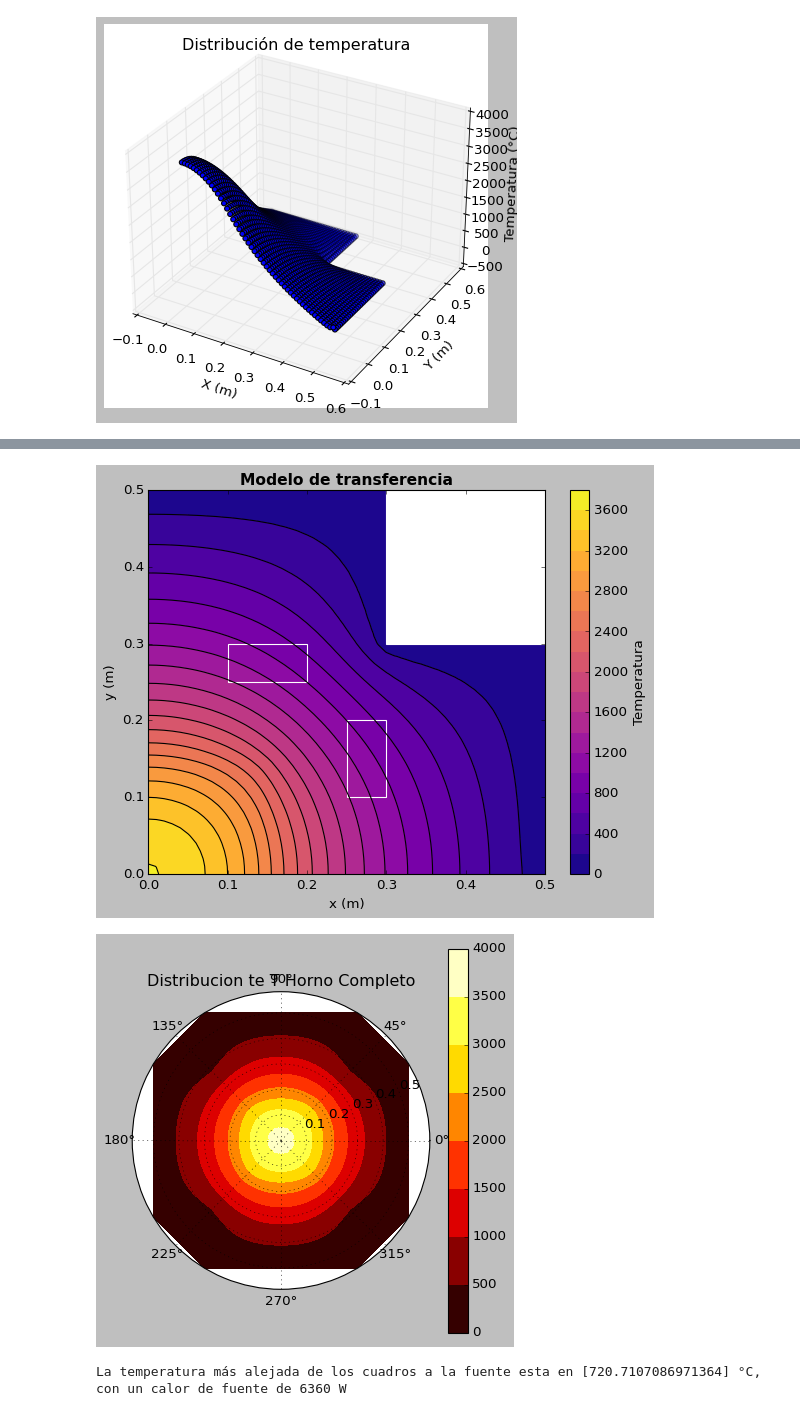
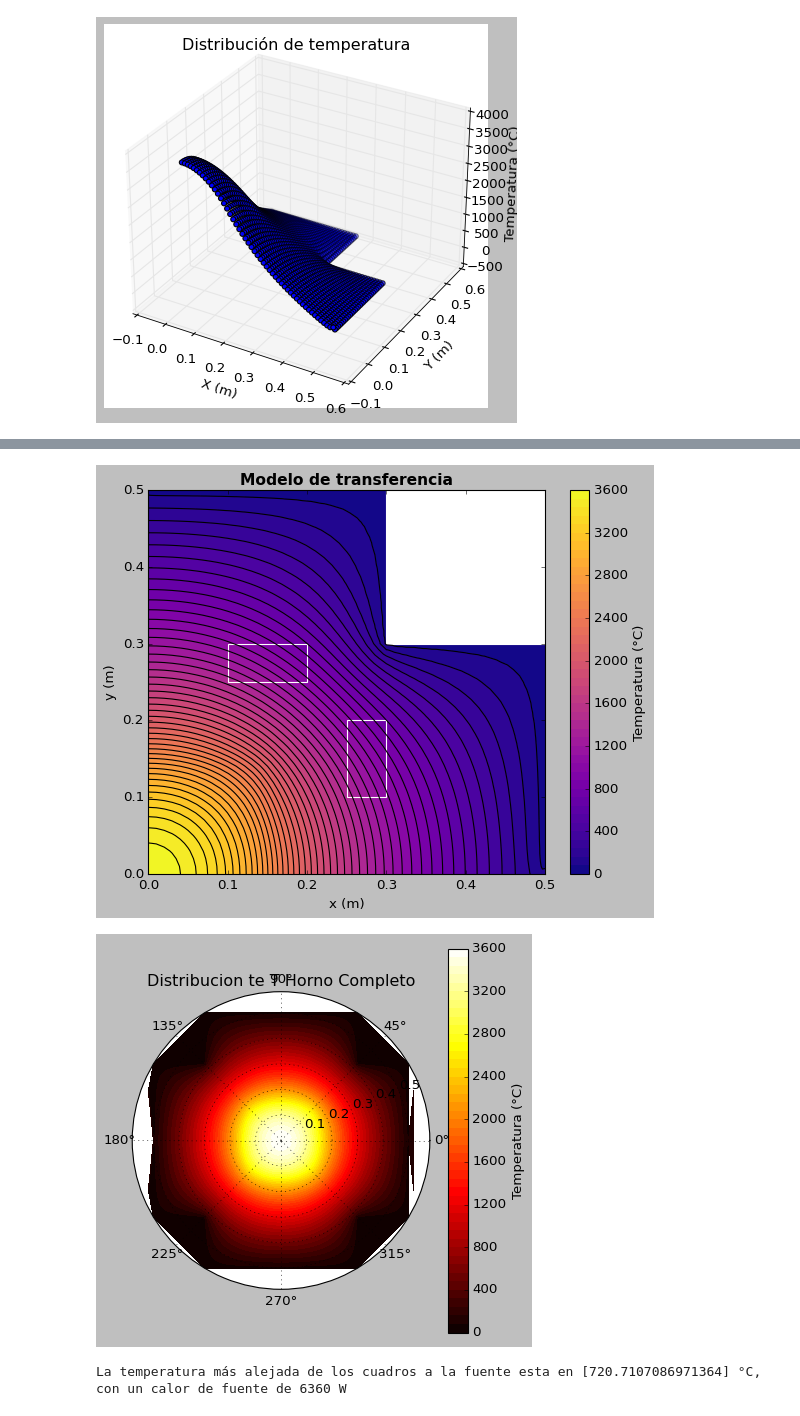
Before and after one commit to DuneV/Termofluidos-II, a Jupyter notebook: Termo.ipynb, the cells around one changed output, grey strips where cells are left out. Drawn from its saved outputs; the diff is of its cells as text; code cells hidden in the pictures.

```diff
--- a/Termo.ipynb
+++ b/Termo.ipynb
@@ -622,9 +622,9 @@ cuadrado2 = Rectangle((0.1, 0.25), 0.1, 0.05, fill=False, color='white')
 x_min, x_max = 0.30, 0.5  # Ejemplo de rango de coordenada X
 y_min, y_max = 0.30, 0.5  # Ejemplo de rango de coordenada Y
 rect = Rectangle((x_min, y_min), x_max - x_min, y_max - y_min, fill=True, color='white')
-level = 20
+level = 50
 tcf = plt.tricontourf(info['X'], info['Y'], temperatura, levels=level, linewidths=0.5, cmap='plasma')
-plt.colorbar(tcf, label='Temperatura')
+plt.colorbar(tcf, label='Temperatura (°C)')
 contorno_lines = plt.tricontour(info['X'], info['Y'], temperatura, levels=level, colors='k', linewidths=1)
 # Agrega los cuadrados al gráfico
 plt.gca().add_patch(cuadrado1)
@@ -636,30 +636,32 @@ plt.gca().add_patch(rect)
 plt.savefig('grafica4.png')
 plt.show()
 # %% [output]
-[figure, old version]
+[figure, new version]
 # %%
 # Convierte coordenadas x e y a coordenadas polares
 r = np.sqrt(info['X']**2 + info['Y']**2)
 theta = np.arctan2(info['Y'], info['X'])
 # Duplica tus datos para reflejar los cuatro cuadrantes
 r_reflejado = np.concatenate((r, r, r, r))
 theta_reflejado = np.concatenate((theta, -theta, np.pi - theta, -np.pi + theta))
 temp_reflejado = np.tile(info['Temp'], 4)
 x_min, x_max = 0.30, 0.5  # Ejemplo de rango de coordenada X
 y_min, y_max = 0.30, 0.5  # Ejemplo de rango de coordenada Y
 rect = Rectangle((x_min, y_min), x_max - x_min, y_max - y_min, fill=True, color='white')
 # Crea un gráfico de contorno polar para los cuatro cuadrantes reflejados
 fig = plt.figure(figsize=(6, 6))
+lv = 50
 ax = fig.add_subplot(111, projection='polar')
-contorno = ax.tricontourf(theta_reflejado, r_reflejado, temp_reflejado, cmap='hot')
+contorno = ax.tricontourf(theta_reflejado, r_reflejado, temp_reflejado,levels=lv,
+                           cmap='hot')
 plt.title('Distribucion te T Horno Completo')
 # Agrega una barra de colores
-plt.colorbar(contorno, ax=ax)
+plt.colorbar(contorno, ax=ax, label='Temperatura (°C)')
 # Muestra el gráfico
 plt.savefig('horno.png')
 plt.show()
 # %% [output]
-[figure, old version]
+[figure, new version]
 # %%
 Temp = esquina
 calor = init
```
Also changed, not shown: parts of 2 cells of this notebook, 4 other files.
